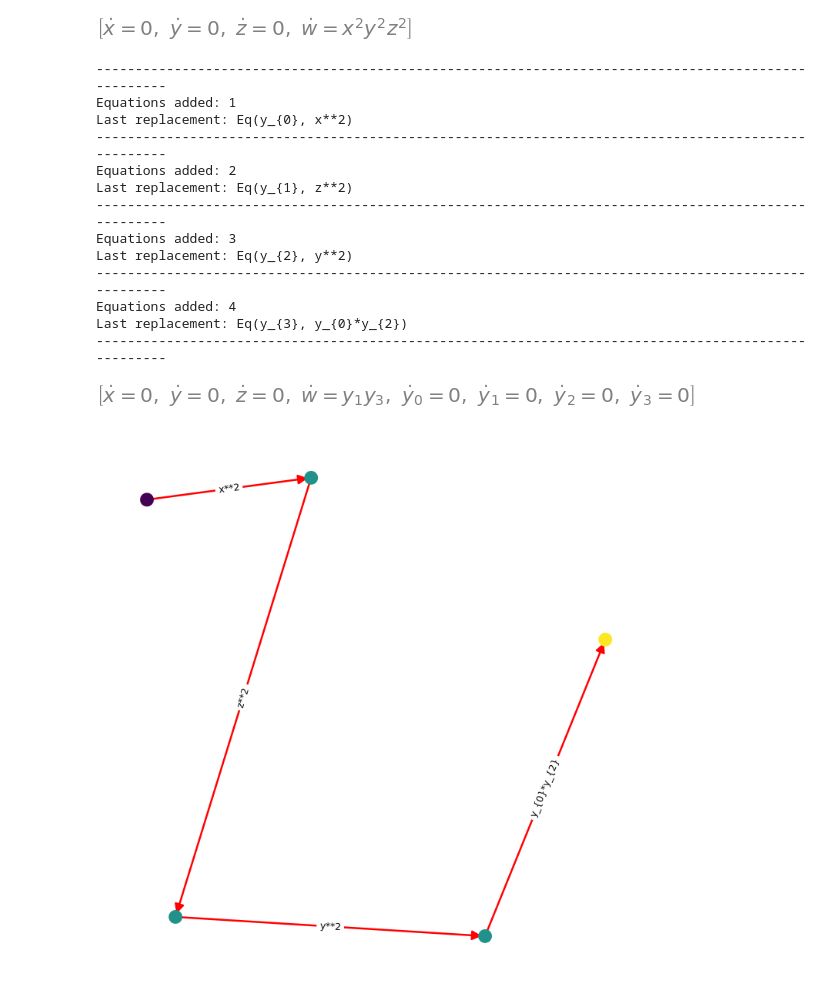
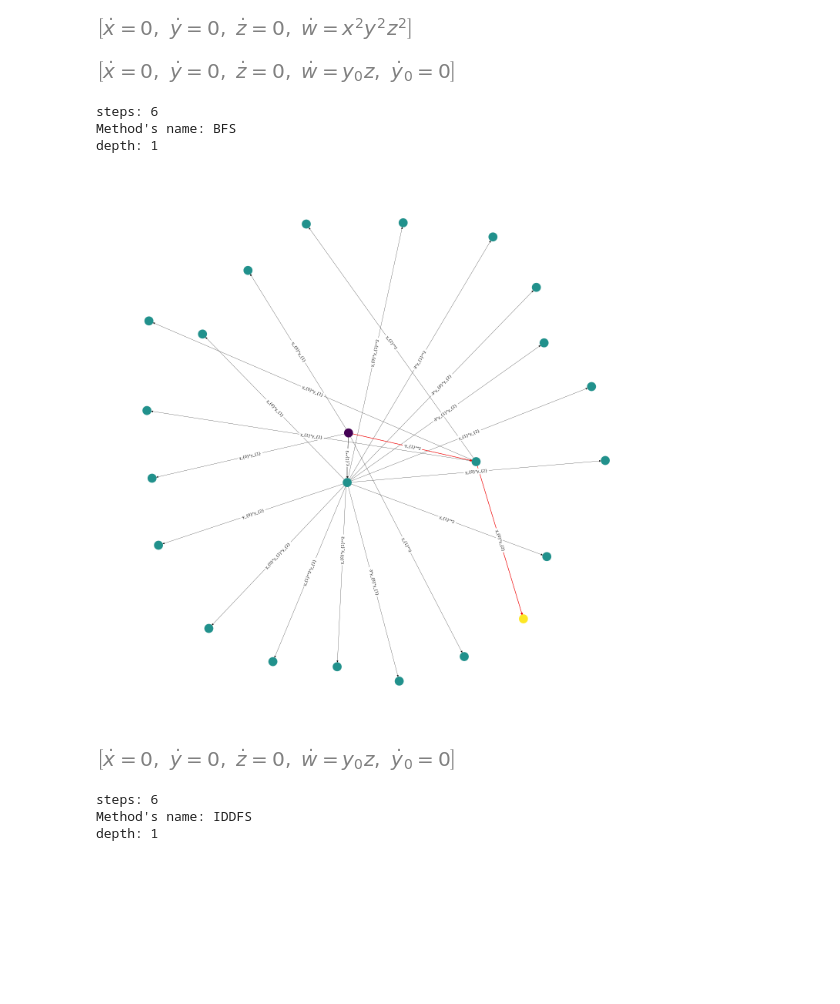
Before and after one commit to AndreyBychkov/QBee, a Jupyter notebook: PythonPackage/examples/quadratic_linearization.ipynb, the cells around one changed output. Saved outputs shown, nothing was run; the diff lists cells and outputs as text; code cells hidden in the pictures; blank space fills up the shorter version.

```diff
--- a/PythonPackage/examples/quadratic_linearization.ipynb
+++ b/PythonPackage/examples/quadratic_linearization.ipynb
@@ -91,34 +99,43 @@ y_dot = make_derivative_symbol(y)
 z_dot = make_derivative_symbol(z)
 w_dow = make_derivative_symbol(w)
 
-system = [
+system = EquationSystem([
     sp.Eq(x_dot, 0),
     sp.Eq(y_dot, 0),
     sp.Eq(z_dot, 0),
     sp.Eq(w_dow, x**2 * y**2 * z**2)
-]
+])
 
-system
+system.polynomialize()
+
+system.equations
 # %% [output]
 [figure]
 # %%
-quadratic_linearize(system, mode='heuristic', debug='info', log_file='graph_log.csv')
+ql_system = system.quadratic_linearized(mode='optimal', auxiliary_eq_type='differential', method_optimal='bfs',
+                            debug='info', log_file='log.csv')
+ql_system.equations
 # %% [output]
-----------------------------------------------------------------------------------------------------
-Equations added: 1
-Last replacement: Eq(y_{0}, x**2)
-----------------------------------------------------------------------------------------------------
-Equations added: 2
-Last replacement: Eq(y_{1}, z**2)
-----------------------------------------------------------------------------------------------------
-Equations added: 3
-Last replacement: Eq(y_{2}, y**2)
-----------------------------------------------------------------------------------------------------
-Equations added: 4
-Last replacement: Eq(y_{3}, y_{0}*y_{2})
-----------------------------------------------------------------------------------------------------
-[figure, old version]
+[figure, new version]
+# %%
+ql_system.statistics
+# %% [output]
+steps: 6
+Method's name: BFS
+depth: 1
 # %%
-visualize('graph_log.csv', node_size=1200, edge_width=2, edge_label_font_size=25)
+visualize('graph_log.csv', figsize=(20, 20), node_size=500, edge_width=0.5, edge_label_font_size=9)
 # %% [output]
-[figure, old version]
+[figure, new version]
+# %%
+ql_system = system.quadratic_linearized(mode='optimal', auxiliary_eq_type='differential', method_optimal='iddfs',
+                            heuristics='replacement-value', initial_max_depth=1, debug='info', log_file='log.csv')
+ql_system.equations
+# %% [output]
+[figure, added]
+# %%
+ql_system.statistics
+# %% [output]
+steps: 6
+Method's name: IDDFS
+depth: 1
```
Also changed, not shown: parts of 25 cells of this notebook, 1 other file.
